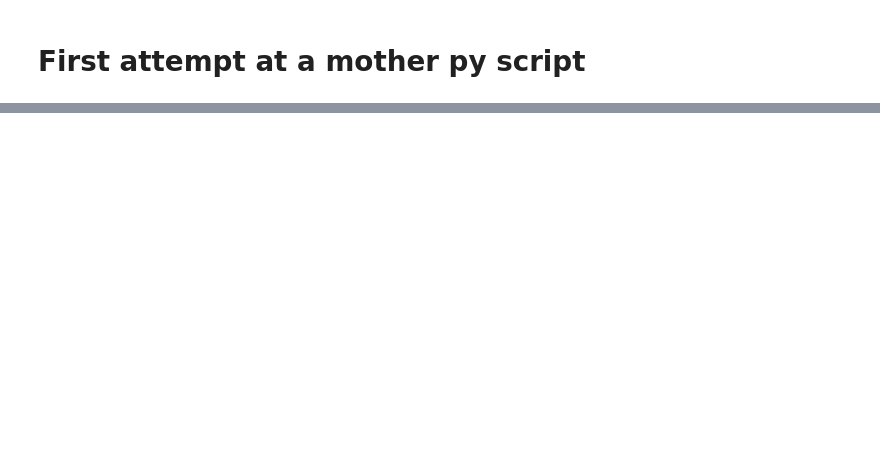
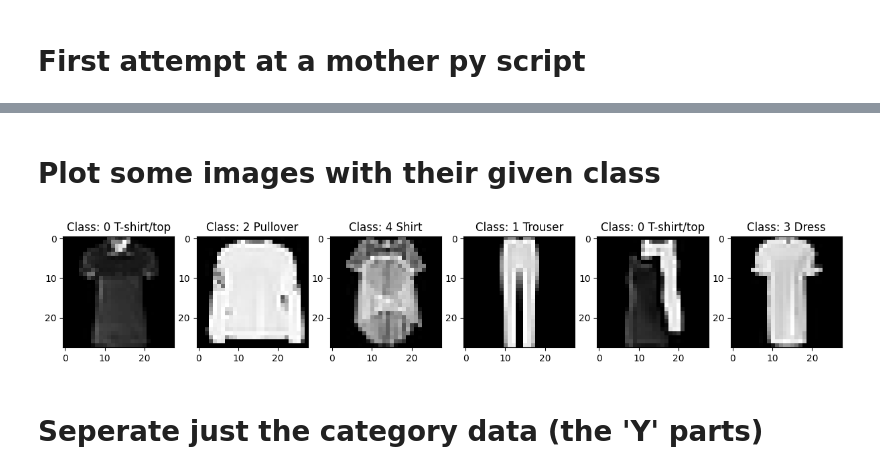
Before and after one commit to LJONeill/JustTwo, a Jupyter notebook: working_code/mother_file_version_0.ipynb, the cells around one changed output, grey strips where cells are left out. Saved outputs shown, nothing was run; the diff lists cells and outputs as text; code cells hidden in the pictures; blank space fills up the shorter version.

```diff
--- a/working_code/mother_file_version_0.ipynb
+++ b/working_code/mother_file_version_0.ipynb
@@ -8,0 +28,28 @@ FileNotFoundError: [WinError 2] The system cannot find the file specified
+# %%
+test_data_filepath = '..\\fashion_test.npy'
+train_data_filepath = '..\\fashion_train.npy'
+fashion_train = np.load(train_data_filepath)
+#fashion_test = np.load(test_data_filepath)
+# %% [markdown]
+# Plot some images with their given class
+# %%
+image_choices = [100, 4511, 200, 300, 444, 500]
+
+image_shape = (28,28)
+
+fig, axs = plt.subplots(1, len(image_choices), figsize=(15, 3))
+
+n = 0
+
+for index_choice in image_choices:
+
+    this_image = Image(fashion_train, index_choice)
+
+    axs[n].imshow(this_image.image.reshape(image_shape), cmap='gray')
+    axs[n].set_title(f"{this_image._tell_class()}")
+
+    n +=1
+# %% [output]
+[figure, added]
+# %% [markdown]
+# Seperate just the category data (the 'Y' parts)
```
Also changed, not shown: parts of 24 cells of this notebook, 3 other files.
